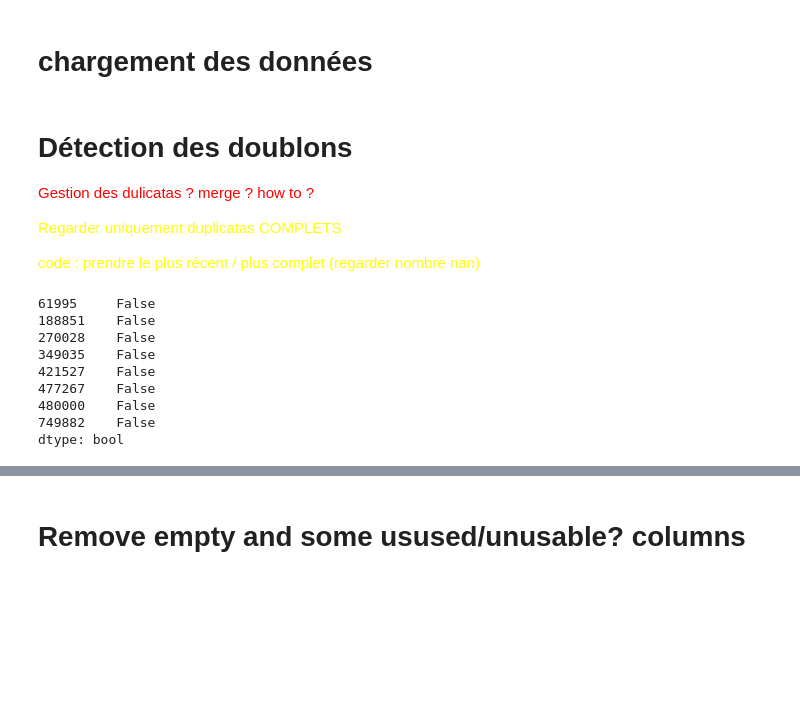
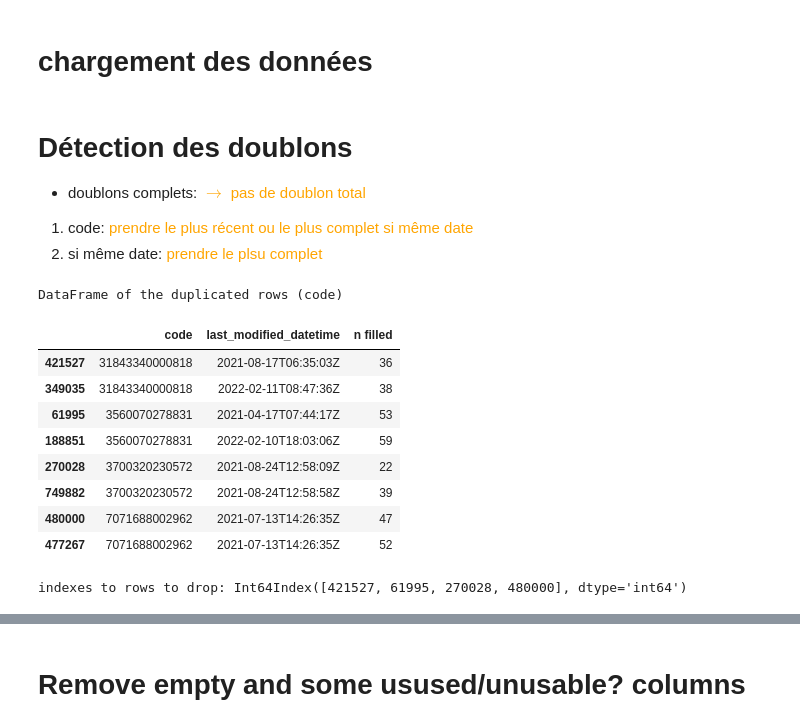
Before and after one commit to Thomas-Durand-Texte/OC-formation-Ingenieur-Machine-Learning, a Jupyter notebook: Projetcs/02_FoodFacts/nettoyage.ipynb, the cells around one changed output, grey strips where cells are left out. Cells and saved outputs as stored; diff of their text form; code cells hidden in the pictures; blank space fills up the shorter version.

```diff
--- a/Projetcs/02_FoodFacts/nettoyage.ipynb
+++ b/Projetcs/02_FoodFacts/nettoyage.ipynb
@@ -93,22 +95,42 @@ data = pd.read_csv( 'openfood_OC.csv', delimiter='\t', usecols=categories, dtype
 # data.head()
 # %% [markdown]
 # Détection des doublons
-<span style="color:red"> Gestion des dulicatas ? merge ? how to ? </span>
+* doublons complets: <span style="color:orange"> $\rightarrow$ pas de doublon total </span>
 
-<span style="color:yellow"> Regarder uniquement duplicatas COMPLETS </span>
-
-<span style="color:yellow"> code : prendre le plus récent / plus complet (regarder nombre nan) </span>
+1. code: <span style="color:orange">  prendre le plus récent ou le plus complet si même date </span>
+2. si même date: <span style="color:orange"> prendre le plsu complet </span>
 # %%
 duplicated_codes = data['code'].duplicated(keep=False)
-duplicated_full = data.loc[duplicated_codes,:].duplicated(keep=False)
-display( duplicated_full )
+
+# duplicated_full = data.loc[duplicated_codes,:].duplicated(keep=False)
+# display( duplicated_full )
+
+df_tmp = data.loc[duplicated_codes, :].copy()
+df_tmp['n filled'] = len(data.keys()) - df_tmp.isnull().sum(1)
+
+df_tmp.sort_values( by=['code', 'last_modified_datetime', 'n filled'] , inplace=True )
+
+print('DataFrame of the duplicated rows (code)')
+display( df_tmp[ ['code', 'last_modified_datetime', 'n filled'] ] )
+
+indexes_to_drop = df_tmp.index[::2]
+
+if len(indexes_to_drop) > 0:
+    print('indexes to rows to drop:', indexes_to_drop )
+    data.drop( index= df_tmp.index[::2] , inplace=True )
+else:
+    print('no row to drop')
+
+del df_tmp, indexes_to_drop
 # %% [output]
-61995     False
-188851    False
-270028    False
-349035    False
-421527    False
-477267    False
-480000    False
-749882    False
-dtype: bool
+DataFrame of the duplicated rows (code)
+|  | code | last_modified_datetime | n filled |
+| 421527 | 31843340000818 | 2021-08-17T06:35:03Z | 36 |
+| 349035 | 31843340000818 | 2022-02-11T08:47:36Z | 38 |
+| 61995 | 3560070278831 | 2021-04-17T07:44:17Z | 53 |
+| 188851 | 3560070278831 | 2022-02-10T18:03:06Z | 59 |
+| 270028 | 3700320230572 | 2021-08-24T12:58:09Z | 22 |
+| 749882 | 3700320230572 | 2021-08-24T12:58:58Z | 39 |
+| 480000 | 7071688002962 | 2021-07-13T14:26:35Z | 47 |
+| 477267 | 7071688002962 | 2021-07-13T14:26:35Z | 52 |
+indexes to rows to drop: Int64Index([421527, 61995, 270028, 480000], dtype='int64')
```
Also changed, not shown: parts of 25 cells of this notebook.
